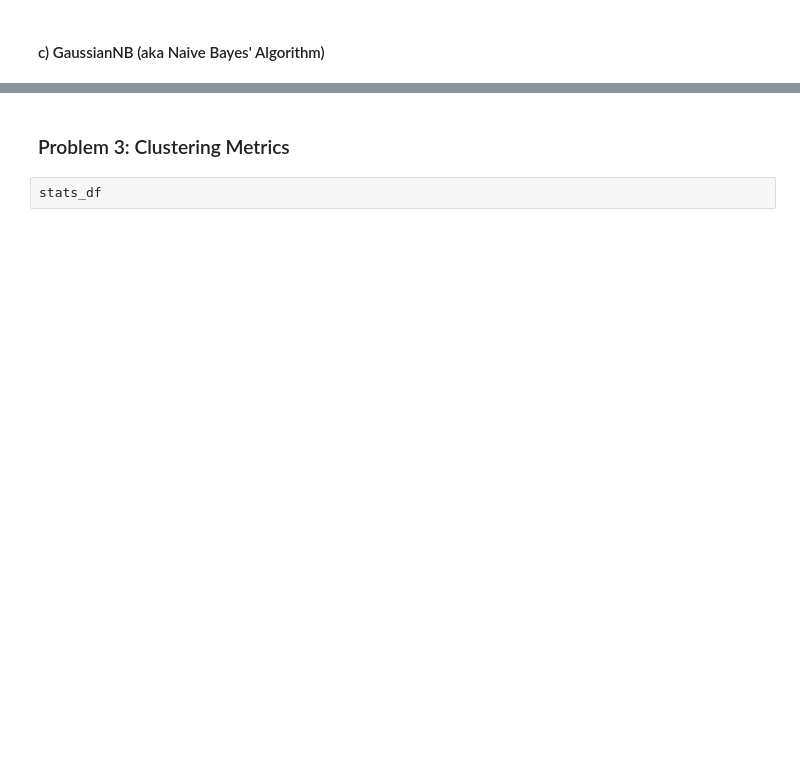
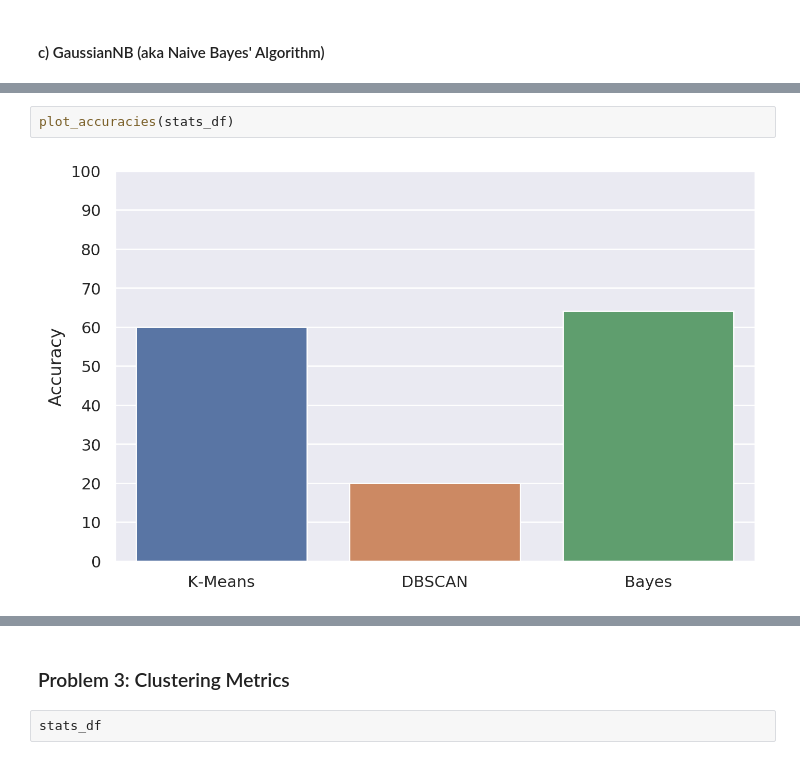
Before and after one commit to mnvsngv/cs696-bigdata, a Jupyter notebook: Midterm/Midterm.ipynb, the cells around one changed output, grey strips where cells are left out. Cells and saved outputs as stored; diff of their text form; blank space fills up the shorter version.

```diff
--- a/Midterm/Midterm.ipynb
+++ b/Midterm/Midterm.ipynb
@@ -339,0 +336,4 @@ plot_confusion_matrix(bayes_confusion, ["action", "romance"])
+# %%
+plot_accuracies(stats_df)
+# %% [output]
+[figure, added]
```
Also changed, not shown: parts of 29 cells of this notebook.
